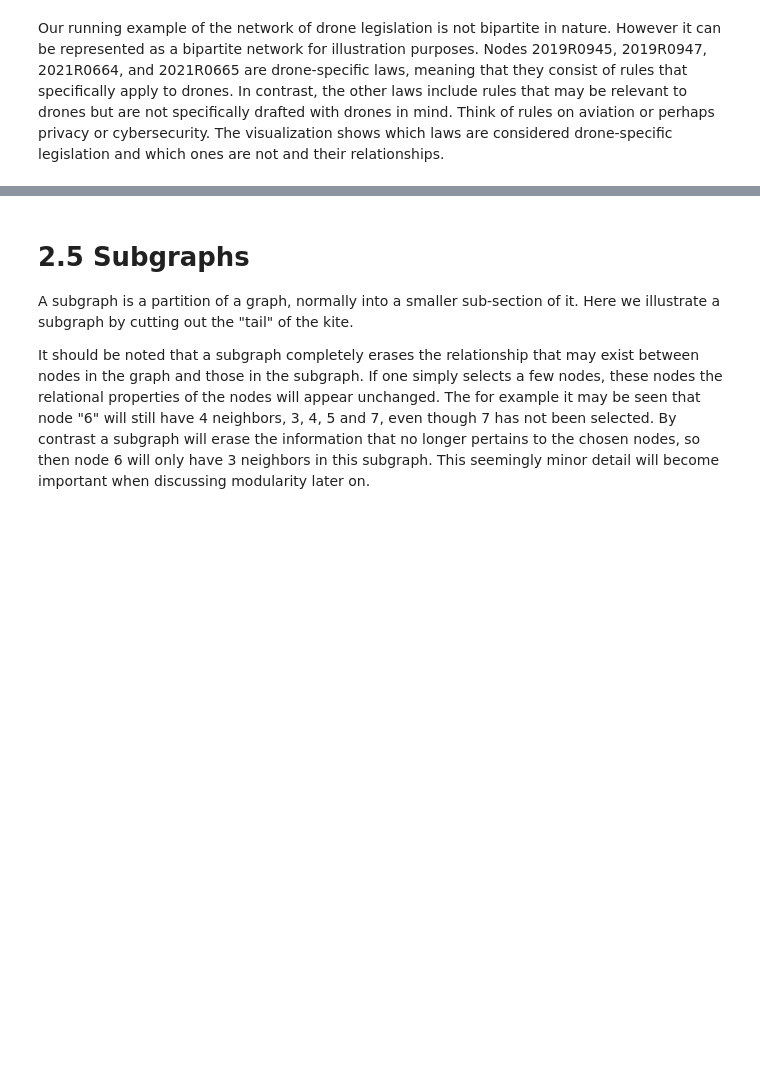
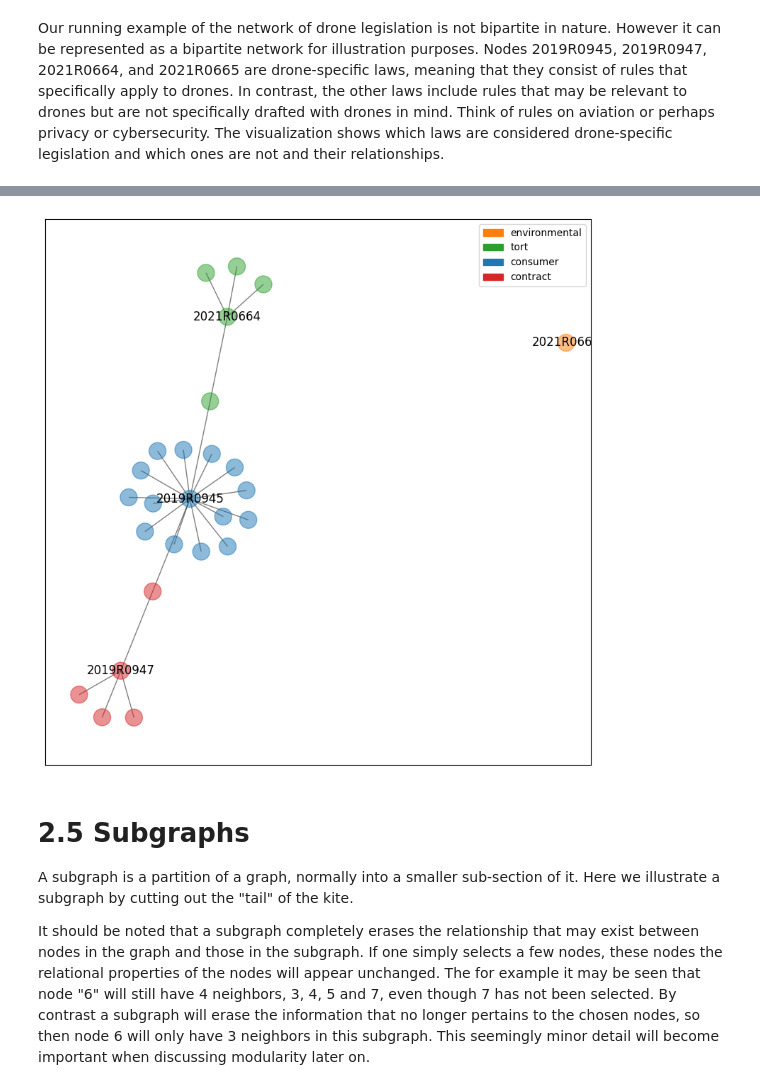
Before and after one commit to MaastrichtUniversityPress/legal-network-textbook, a Jupyter notebook: book/content/Chapter_2_Key_Concepts.ipynb, the cells around one changed output, grey strips where cells are left out. Drawn from its saved outputs; the diff is of its cells as text; code cells hidden in the pictures; blank space fills up the shorter version.

```diff
--- a/book/content/Chapter_2_Key_Concepts.ipynb
+++ b/book/content/Chapter_2_Key_Concepts.ipynb
@@ -112,3 +135,59 @@ nx.draw_networkx_labels(g_drones_bipartite, pos=pos, labels={x:x for x in drone_
+# %%
+nodes_for_2019R0945 = [y for x, y in g_drones.edges() if (x == "2019R0945") & (y not in drone_specific)]
+nodes_for_2019R0947 = [y for x, y in g_drones.edges() if (x == "2019R0947") & (y not in drone_specific)]
+nodes_for_2021R0664 = [y for x, y in g_drones.edges() if (x == "2021R0664") & (y not in drone_specific)]
+nodes_for_2021R0665 = [y for x, y in g_drones.edges() if (x == "2021R0665") & (y not in drone_specific)]
+
+edges_for_2019R0945 = [(x,y) for x, y in g_drones.edges() if (x == "2019R0945") & (y not in drone_specific)]
+edges_for_2019R0947 = [(x,y) for x, y in g_drones.edges() if (x == "2019R0947") & (y not in drone_specific)]
+edges_for_2021R0664 = [(x,y) for x, y in g_drones.edges() if (x == "2021R0664") & (y not in drone_specific)]
+edges_for_2021R0665 = [(x,y) for x, y in g_drones.edges() if (x == "2021R0665") & (y not in drone_specific)]
+
+gtest = nx.Graph()
+
+for i,j in zip(drone_specific, ["consumer", "contract", "tort", "environmental"]):
+    gtest.add_node(i, bipartite=0, type=j)
+
+for i in nodes_for_2019R0945:
+    gtest.add_node(i, bipartite=1, type="consumer")
+
+for i in nodes_for_2019R0947:
+    gtest.add_node(i, bipartite=1, type="contract")
+
+for i in nodes_for_2021R0664:
+    gtest.add_node(i, bipartite=1, type="tort")
+
+for i in nodes_for_2021R0665:
+    gtest.add_node(i, bipartite=1, type="environmental")
+
+#use comprehension to feed nodes with type and bipartite
+
+for edgecollection in [edges_for_2019R0945, edges_for_2019R0947, edges_for_2021R0664, edges_for_2021R0665]:
+    for i,j in edgecollection:
+        gtest.add_edge(i,j)
+
+color_map = {'consumer': 'tab:blue', 'contract': 'tab:red', 'tort':'tab:green', 'environmental':'tab:orange'}
+
+node_colors = []
+for node in list(gtest.nodes(data=True)):
+    query = node[1]["type"]
+    temp = color_map[query]
+    node_colors.append(temp)
+
+pos = nx.spring_layout(gtest, seed=123)
+
+plt.figure(figsize=(8, 8))
+
+
+nx.draw_networkx_nodes(gtest, node_color=node_colors, pos = pos, alpha=0.5)
+nx.draw_networkx_labels(gtest, labels= {x:y for x,y in zip(drone_specific, drone_specific)}, pos=pos)
+nx.draw_networkx_edges(gtest, pos=pos, alpha=0.5)
+
+unique_types = set(nx.get_node_attributes(gtest, 'type').values())
+legend_patches = [mpatches.Patch(color=color_map[t], label=t) for t in unique_types]
+plt.legend(handles=legend_patches, loc="upper right")
+# %% [output]
+[figure, added]
 # %% [markdown]
 # 2.5 Subgraphs
 
```
Also changed, not shown: parts of 5 cells of this notebook.
